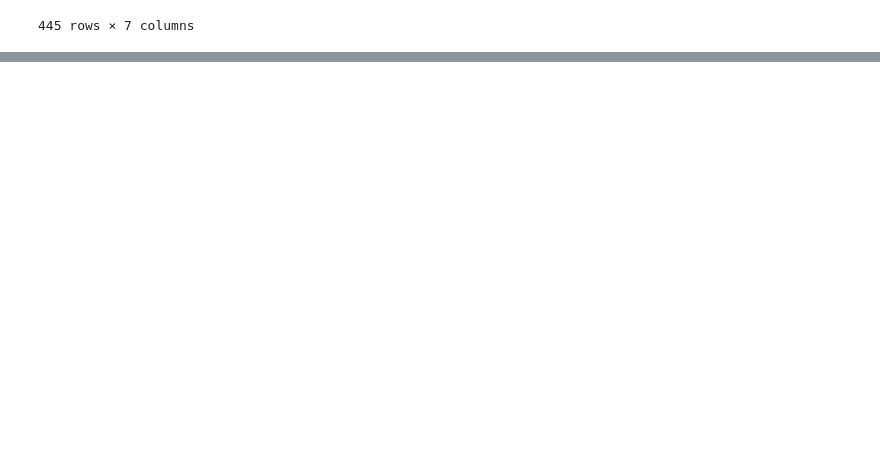
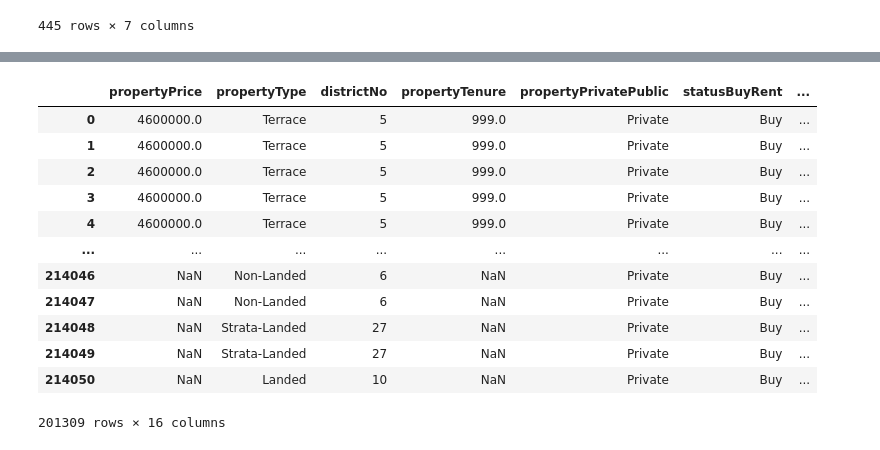
Before and after one commit to Adhvait2000/HomeSearch-Website, a Jupyter notebook: backend/NewDatasets.ipynb, the cells around one changed output, grey strips where cells are left out. Cells and saved outputs as stored; diff of their text form; code cells hidden in the pictures; blank space fills up the shorter version.

Commit message:
Addition of New dataframes and mainDataset JSON file

```diff
--- a/backend/NewDatasets.ipynb
+++ b/backend/NewDatasets.ipynb
@@ -302,6 +302,8 @@ district_mapping = {
     'RAFFLES PLACE': 1,
     'MARINA': 1,
     'CECIL': 1,
+    'PEOPLES PARK': 1,
+    'ANSON': 2,
     'TANJONG PAGAR': 2,
     'CHINATOWN': 2,
     'ALEXANDRA': 3,
@@ -312,6 +314,8 @@ district_mapping = {
     'BUONA VISTA': 5,
     'PASIR PANJANG ': 5,
     'CLEMENTI': 5,
+    'HONG LEONG GARDEN': 5,
+    'NEW TOWN': 5,
     'HIGH STREET': 6,
     'BEACH ROAD': 6,
     'MIDDLE ROAD': 7,
@@ -319,8 +323,10 @@ district_mapping = {
     'LITTLE INDIA': 8,
     'ORCHARD ROAD': 9,
     'RIVER VALLEY': 9,
+    'CAIRNHILL': 9,
+    'ARDMORE': 10,
     'TANGLIN': 10,
-    'HOLLAND': 10,
+    'HOLLAND ROAD': 10,
     'WATTEN ESTATE': 11,
     'NOVEN': 11,
     'THOMSON': 11,
@@ -344,12 +350,15 @@ district_mapping = {
     'SERANGOON GARDENS': 19,
     'HOUGANG': 19,
     'PUNGGOL': 19,
+    'SENGKANG': 19,
     'BISHAN': 20,
     'ANG MO KIO': 20,
     'UPPER BUKIT TIMAH': 21,
     'CLEMENTI PARK': 21,
     'ULU PANDAN': 21,
     'JURONG': 22,
+    'JURONG WEST': 22,
+    'JURONG EAST': 22,
     'HILLVIEW': 23,
     'DAIRY FARM': 23,
     'BUKIT PANJANG': 23,
@@ -365,9 +374,7 @@ district_mapping = {
     'SEMBAWANG': 27,
     'SELETAR': 28,
     'YIO CHU KANG': 28,
-    'SENGKANG': 28,
-    'JURONG WEST': 22,
-    'JURONG EAST': 22
+
 }
 
 # create a new column called 'district_number' and map the town names to their corresponding district numbers
@@ -428,6 +435,10 @@ newhdbDetails
 #Inserting new column statusBuyRent
 NewhdbDetails = newhdbDetails.drop(['areaName'], axis = 1)
 NewhdbDetails.insert(6, 'statusBuyRent', 'Buy')
+
+# round float columns to nearest integer
+NewhdbDetails['propertyPrice'] = NewhdbDetails['propertyPrice'].round().astype(int)
+
 NewhdbDetails
 # %% [output]
 |  | propertyTenure | propertyPrice | propertyLevels | propertyType | propertyPrivatePublic | districtNo | ... |
@@ -898,3 +909,15 @@ newUnitsSold
 | 443 | 27 | Non-Landed | THE WATERGARDENS AT CANBERRA | United Venture Development (2020)... | 5 | ... |
 | 444 | 13 | Non-Landed | PARK COLONIAL | CEL Unique Development Pte Ltd | 5 | ... |
 445 rows × 7 columns
+# %%
+#Combining all datasets together
+
+# merge the dataframes on the common columns
+mainDataset = pd.merge(newpvtResidential, NewhdbDetails, on=['propertyPrice', 'propertyType','districtNo', 'propertyPrivatePublic', 'propertyTenure', 'statusBuyRent'], how='outer')
+mainDataset = pd.merge(mainDataset, newnonLanded, on=['districtNo', 'statusBuyRent','propertyPrivatePublic'], how='outer')
+mainDataset = pd.merge(mainDataset, newprojPipeline, on=['districtNo', 'statusBuyRent','propertyPrivatePublic'], how='outer')
+mainDataset = pd.merge(mainDataset, newUnitsSold, on=['districtNo', 'propertyType','statusBuyRent','propertyPrivatePublic'], how='outer')
+
+#removing all rows that have a value of district 0 as it is irrelevant
+mainDataset = mainDataset[mainDataset['districtNo']!= 0]
+mainDataset
@@ -900,0 +1115,16 @@ newUnitsSold
+# %%
+mainDataset
+# %% [output]
+|  | propertyPrice | propertyType | districtNo | propertyTenure | propertyPrivatePublic | statusBuyRent | ... |
+| 0 | 4600000.0 | Terrace | 5 | 999.0 | Private | Buy | ... |
+| 1 | 4600000.0 | Terrace | 5 | 999.0 | Private | Buy | ... |
+| 2 | 4600000.0 | Terrace | 5 | 999.0 | Private | Buy | ... |
+| 3 | 4600000.0 | Terrace | 5 | 999.0 | Private | Buy | ... |
+| 4 | 4600000.0 | Terrace | 5 | 999.0 | Private | Buy | ... |
+| ... | ... | ... | ... | ... | ... | ... | ... |
+| 214046 | NaN | Non-Landed | 6 | NaN | Private | Buy | ... |
+| 214047 | NaN | Non-Landed | 6 | NaN | Private | Buy | ... |
+| 214048 | NaN | Strata-Landed | 27 | NaN | Private | Buy | ... |
+| 214049 | NaN | Strata-Landed | 27 | NaN | Private | Buy | ... |
+| 214050 | NaN | Landed | 10 | NaN | Private | Buy | ... |
+201309 rows × 16 columns
```
Also changed, not shown: parts of 15 cells of this notebook, 1 other file.
